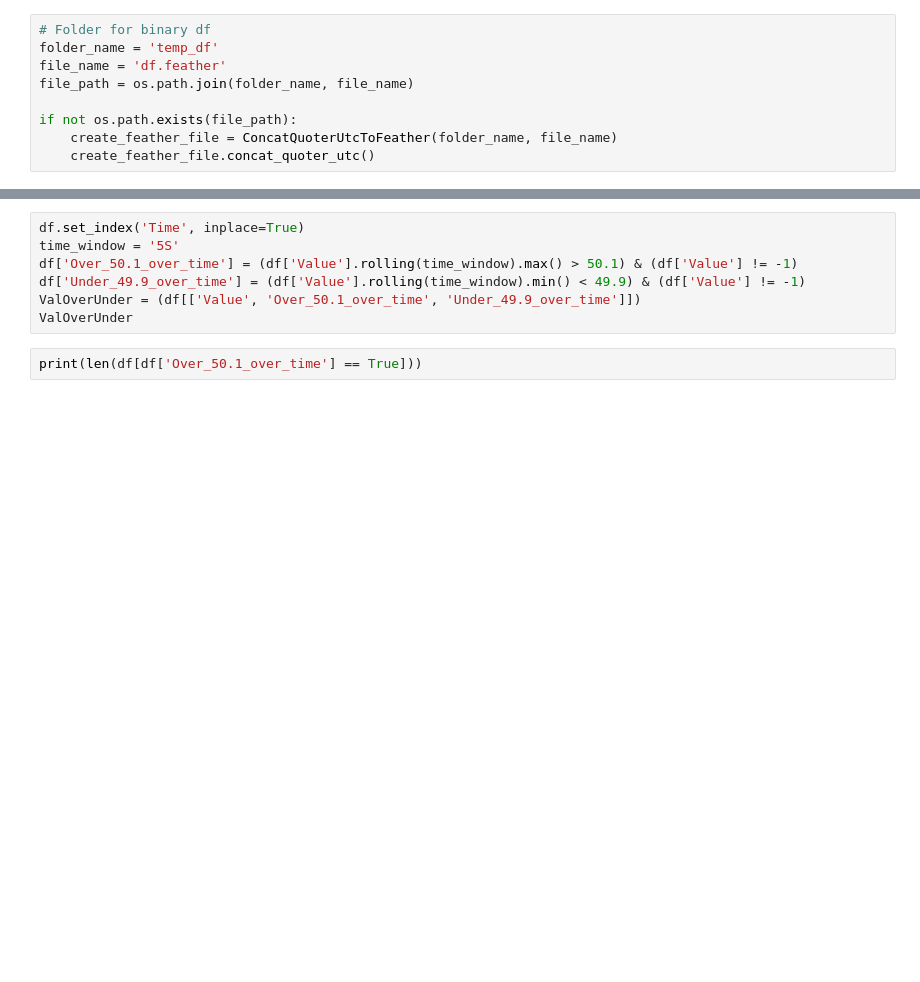
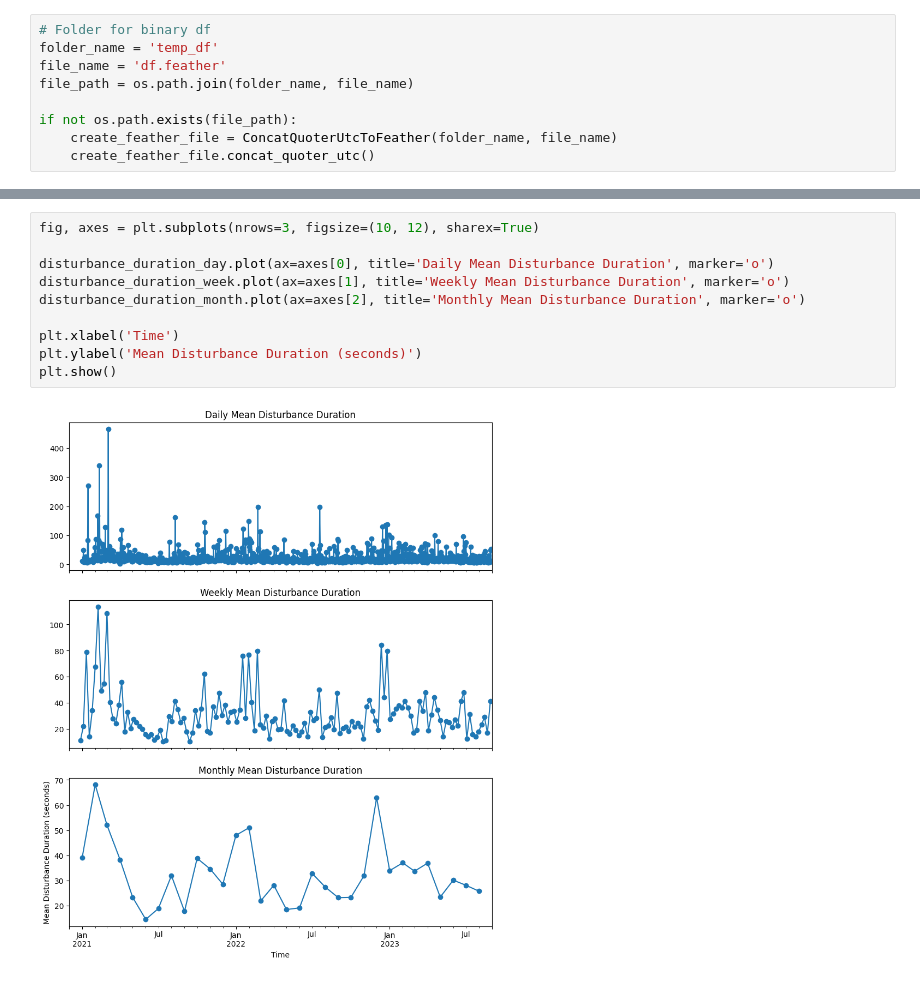
Before and after one commit to HermanCoding/frequency_deviation, a Jupyter notebook: visualize_data.ipynb, the cells around one changed output, grey strips where cells are left out. Cells and saved outputs as stored; diff of their text form; blank space fills up the shorter version.

```diff
--- a/visualize_data.ipynb
+++ b/visualize_data.ipynb
@@ -160,9 +120,12 @@ print("The number of rows with 'Value' under 49.9 is:", count_under_50)
 # %%
-df.set_index('Time', inplace=True)
-time_window = '5S'
-df['Over_50.1_over_time'] = (df['Value'].rolling(time_window).max() > 50.1) & (df['Value'] != -1)
-df['Under_49.9_over_time'] = (df['Value'].rolling(time_window).min() < 49.9) & (df['Value'] != -1)
-ValOverUnder = (df[['Value', 'Over_50.1_over_time', 'Under_49.9_over_time']])
-ValOverUnder
+fig, axes = plt.subplots(nrows=3, figsize=(10, 12), sharex=True)
+
+disturbance_duration_day.plot(ax=axes[0], title='Daily Mean Disturbance Duration', marker='o')
+disturbance_duration_week.plot(ax=axes[1], title='Weekly Mean Disturbance Duration', marker='o')
+disturbance_duration_month.plot(ax=axes[2], title='Monthly Mean Disturbance Duration', marker='o')
+
+plt.xlabel('Time')
+plt.ylabel('Mean Disturbance Duration (seconds)')
+plt.show()
+# %% [output]
+[figure, added]
-# %%
-print(len(df[df['Over_50.1_over_time'] == True]))
```
Also changed, not shown: parts of 20 cells of this notebook, 3 other files.
